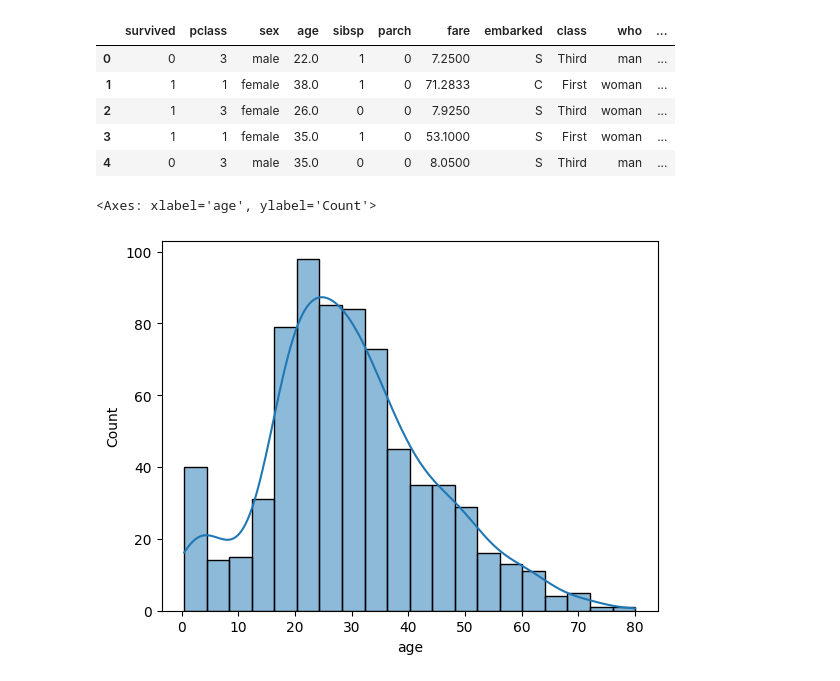
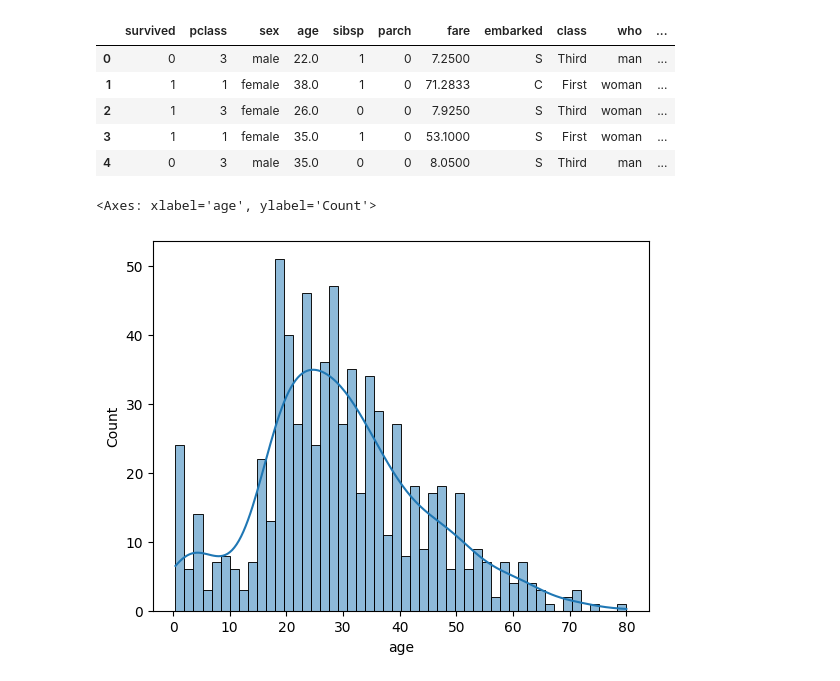
Before and after one commit to Saifullah785/statistics-for-data-science-journey, a Jupyter notebook: Lecture_02_Distribution/Lecture_02_Distribution.ipynb, the cells around one changed output. Saved outputs shown, nothing was run; the diff lists cells and outputs as text; code cells hidden in the pictures.

```diff
--- a/Lecture_02_Distribution/Lecture_02_Distribution.ipynb
+++ b/Lecture_02_Distribution/Lecture_02_Distribution.ipynb
@@ -50,7 +50,7 @@ df_01.head()
 | 3 | 1 | 1 | female | 35.0 | 1 | 0 | 53.1000 | S | First | woman | ... |
 | 4 | 0 | 3 | male | 35.0 | 0 | 0 | 8.0500 | S | Third | man | ... |
 # %%
-sns.histplot(data=df_01, x='age', kde=True)
+sns.histplot(data=df_01, x='age', kde=True, bins=50)
 # %% [output]
 <Axes: xlabel='age', ylabel='Count'>
-[figure, old version]
+[figure, new version]
```
Also changed, not shown: parts of 4 cells of this notebook.
